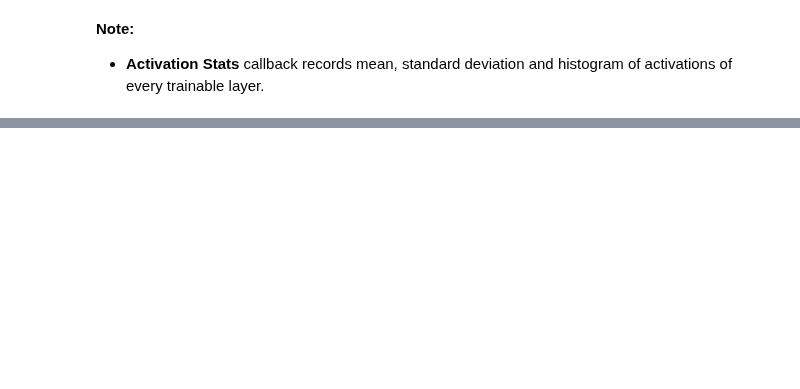
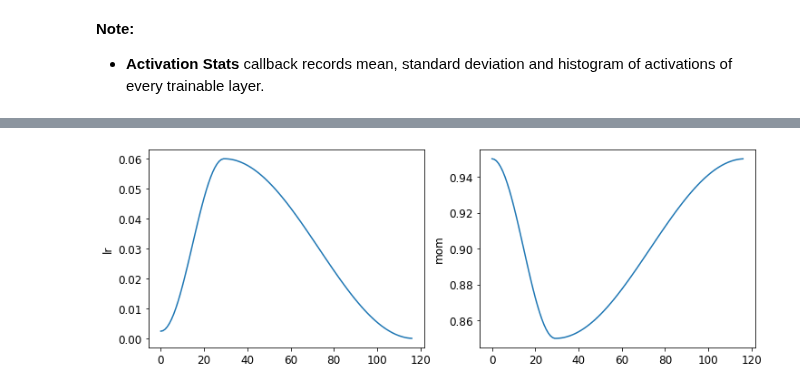
Before and after one commit to ThinamXx/Fastai, a Jupyter notebook: 12. Convolutional Neural Networks/CNN.ipynb, the cells around one changed output, grey strips where cells are left out. Saved outputs shown, nothing was run; the diff lists cells and outputs as text; code cells hidden in the pictures; blank space fills up the shorter version.

```diff
--- a/12. Convolutional Neural Networks/CNN.ipynb
+++ b/12. Convolutional Neural Networks/CNN.ipynb
@@ -315,0 +356,5 @@ learn = fit()                                                          # Impleme
+# %%
+#@ INSPECTING LEARNING RATE AND MOMENTUM:
+learn.recorder.plot_sched()
+# %% [output]
+[figure, added]
```
Also changed, not shown: parts of 12 cells of this notebook.
